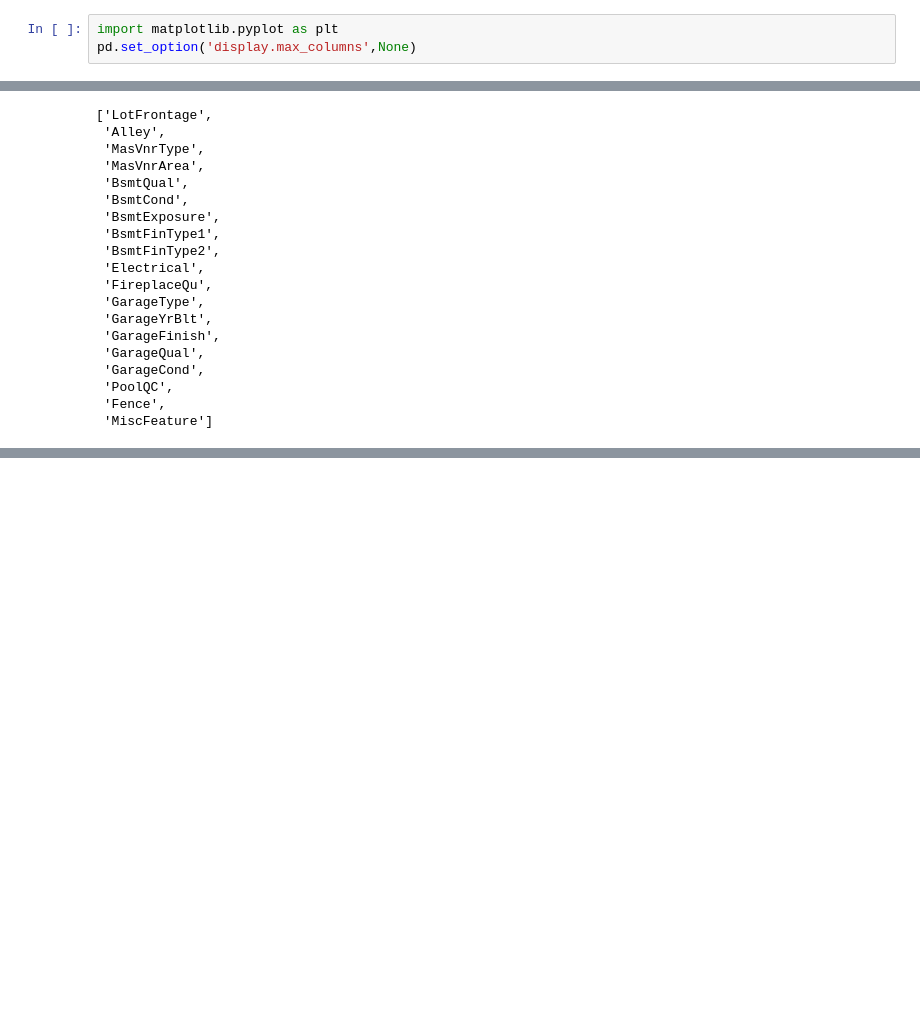
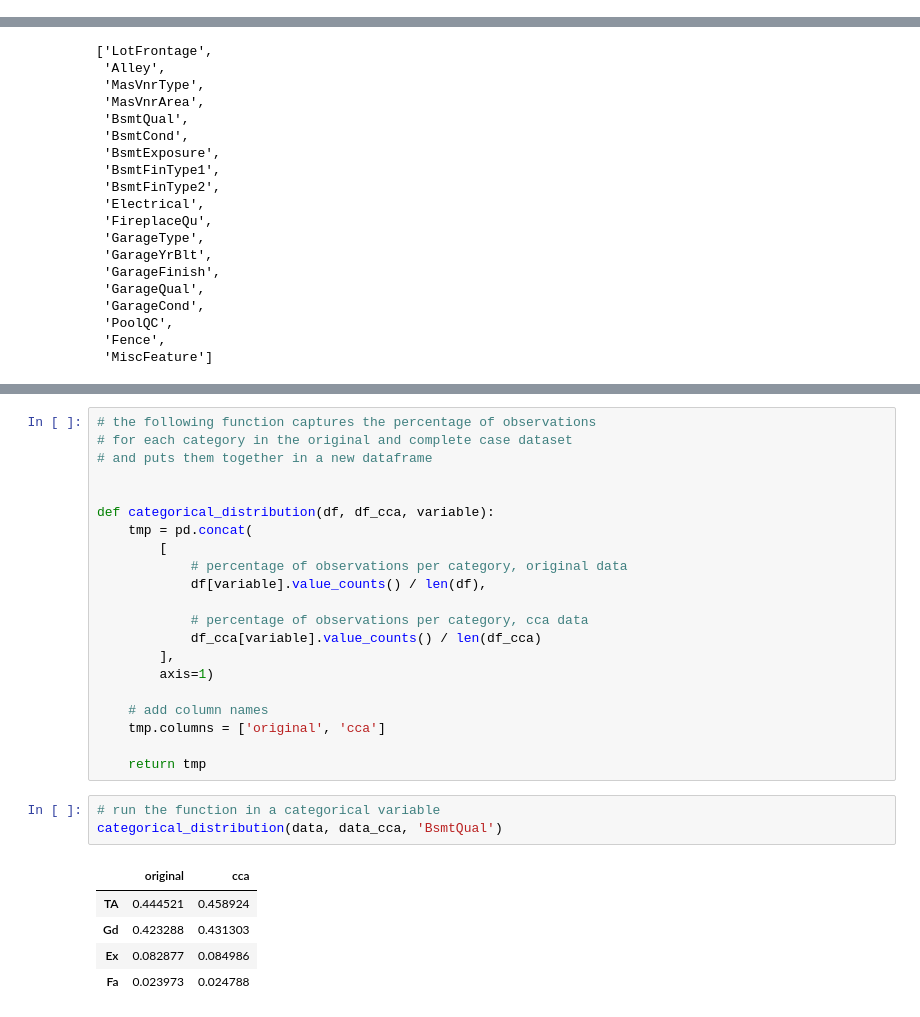
Before and after one commit to mahesh-ml/MLBasics, a Jupyter notebook: complete_case_analysis.ipynb, the cells around one changed output, grey strips where cells are left out. Drawn from its saved outputs; the diff is of its cells as text; blank space fills up the shorter version.

```diff
--- a/complete_case_analysis.ipynb
+++ b/complete_case_analysis.ipynb
@@ -7,4 +7 @@ import numpy as np
-# %%
-import matplotlib.pyplot as plt
-pd.set_option('display.max_columns',None)
 # %%
@@ -120,0 +149,30 @@ data_cca['BsmtFinSF1'].plot.density(color='blue')
+# %%
+# the following function captures the percentage of observations
+# for each category in the original and complete case dataset
+# and puts them together in a new dataframe
+
+
+def categorical_distribution(df, df_cca, variable):
+    tmp = pd.concat(
+        [
+            # percentage of observations per category, original data
+            df[variable].value_counts() / len(df),
+
+            # percentage of observations per category, cca data
+            df_cca[variable].value_counts() / len(df_cca)
+        ],
+        axis=1)
+
+    # add column names
+    tmp.columns = ['original', 'cca']
+
+    return tmp
+# %%
+# run the function in a categorical variable
+categorical_distribution(data, data_cca, 'BsmtQual')
+# %% [output]
+|  | original | cca |
+| TA | 0.444521 | 0.458924 |
+| Gd | 0.423288 | 0.431303 |
+| Ex | 0.082877 | 0.084986 |
+| Fa | 0.023973 | 0.024788 |
```
Also changed, not shown: parts of 16 cells of this notebook.
